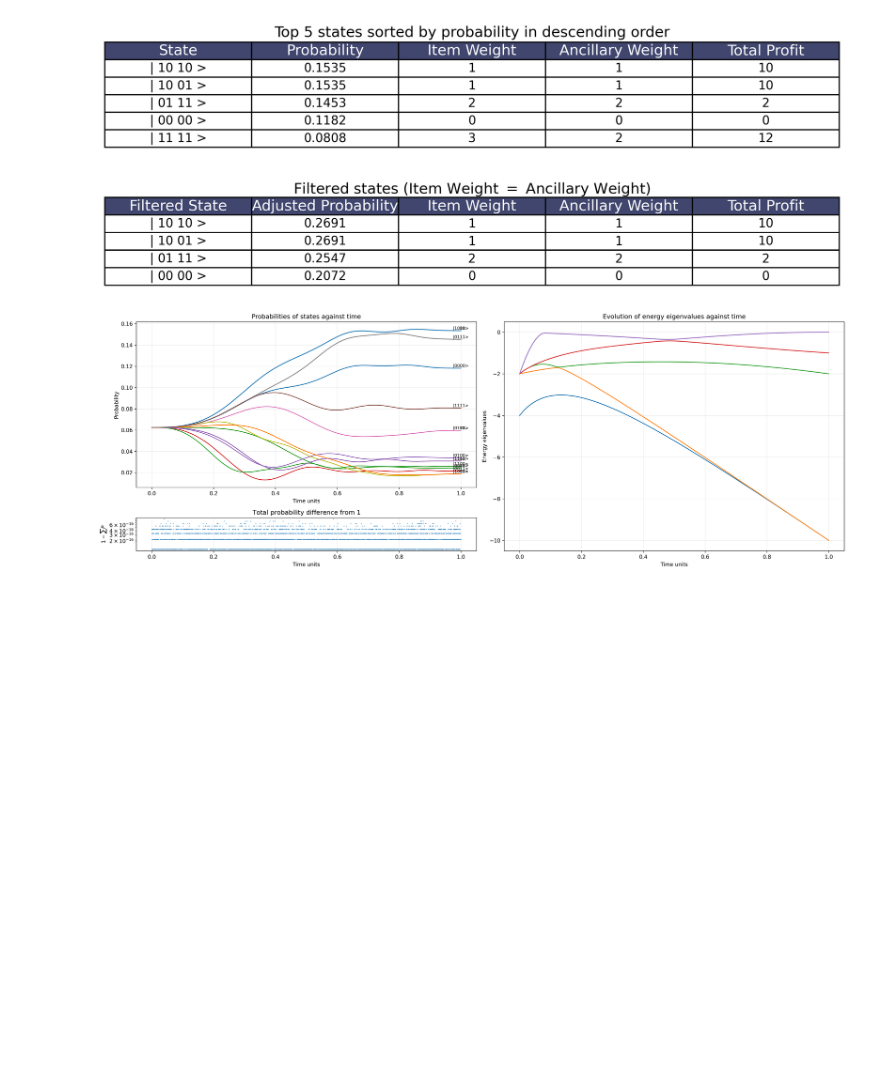
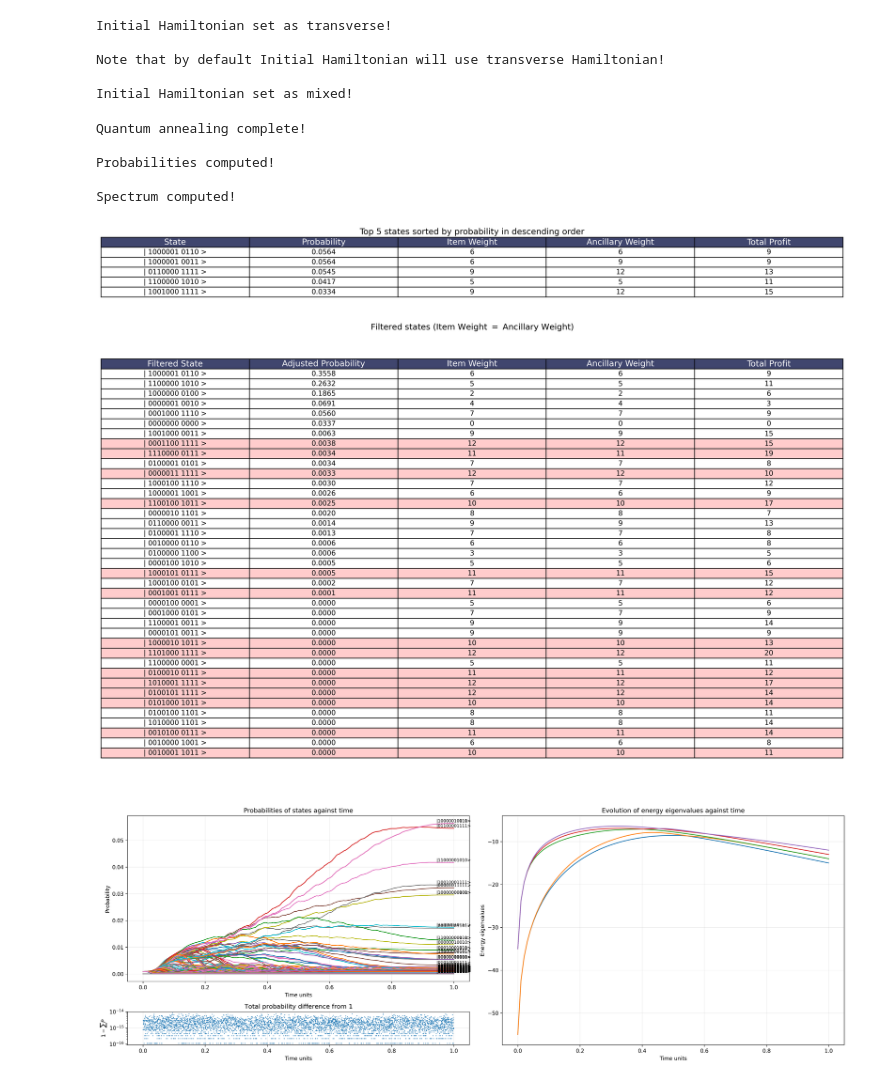
Before and after one commit to raw-asparagus/SP3172, a Jupyter notebook: quantum_annealing/main.ipynb, the cells around one changed output. Saved outputs shown, nothing was run; the diff lists cells and outputs as text; code cells hidden in the pictures; blank space fills up the shorter version.

```diff
--- a/quantum_annealing/main.ipynb
+++ b/quantum_annealing/main.ipynb
@@ -3,24 +20,47 @@ from quantum_annealing_engine import Coffey, MakeGraphCoffey
 import numpy as np
 # %%
 #   Parameters to set
-profits = np.array([10, 2])
-weights = np.array([1, 2])
-capacity = 2
+# profits = np.array([10, 2])
+# weights = np.array([1, 2])
+# capacity = 2
+
+# profits = np.array([8, 3, 5, 6, 9])
+# weights = np.array([1, 2, 1, 3, 2])
+# capacity = 7
+
+profits = np.array([6, 5, 8, 9, 6, 7, 3])
+weights = np.array([2, 3, 6, 7, 5, 8, 4])
+capacity = 9
 
 num_steps = 10000
 num_spectrum_steps = 100
 
 sim = Coffey(profits, weights, capacity)
 
+sim.set_H_0_state("mixed")
+
 res = sim.anneal(num_steps)
+probs = sim.compute_probs(res)
+spectrum = sim.compute_spectrum(num_spectrum_steps)
+
 dis = MakeGraphCoffey()
-dis.set_probs(sim.compute_probs(res))
-dis.set_spectrum(sim.compute_spectrum(num_spectrum_steps))
+dis.set_probs(probs)
+dis.set_spectrum(spectrum)
 
 dis.display_probs(sim)
 dis.display_filtered_probs(sim)
 dis.display_graph(sim)
 # %% [output]
+Initial Hamiltonian set as transverse!
+
+Note that by default Initial Hamiltonian will use transverse Hamiltonian!
+
+Initial Hamiltonian set as mixed!
+Quantum annealing complete!
+
+Probabilities computed!
+
+Spectrum computed!
-[figure, old version]
+[figure, new version]
-[figure, old version]
+[figure, new version]
-[figure, old version]
+[figure, new version]
```
Also changed, not shown: parts of 1 cell of this notebook, 11 other files.
